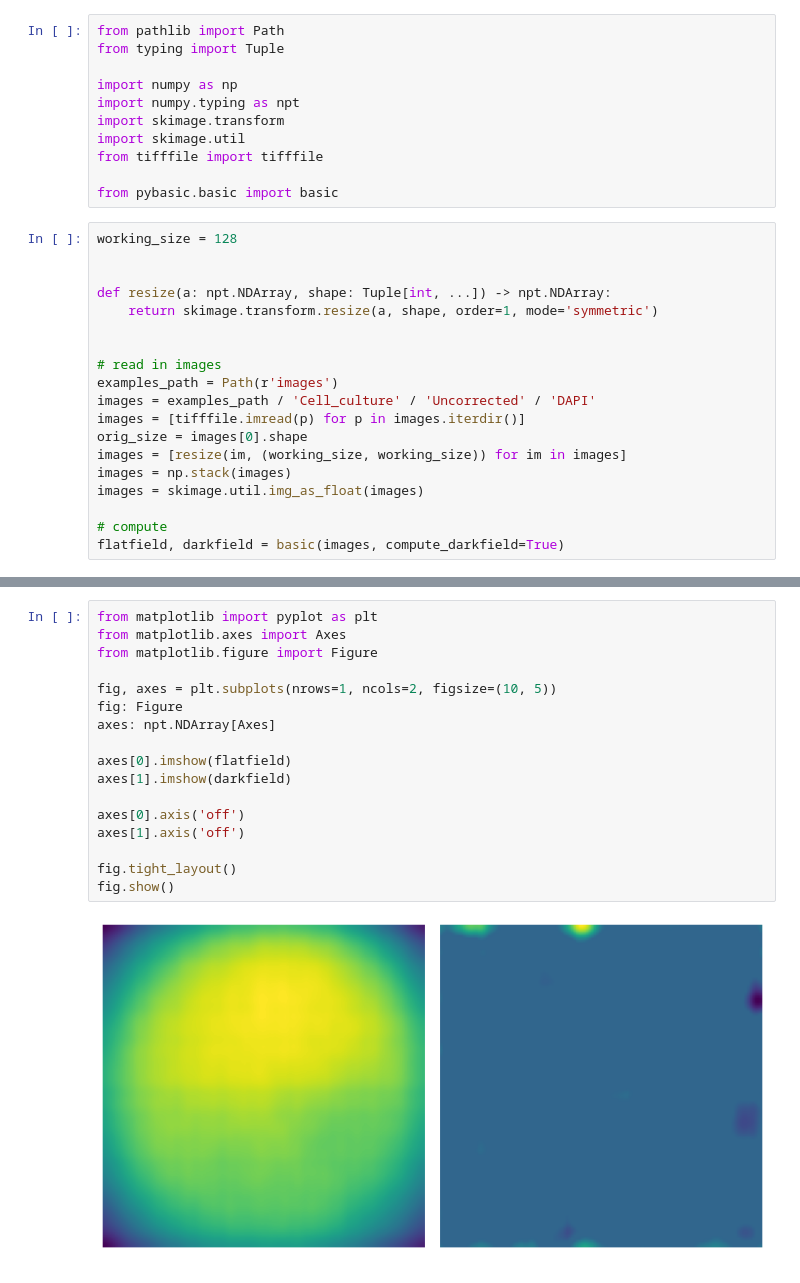
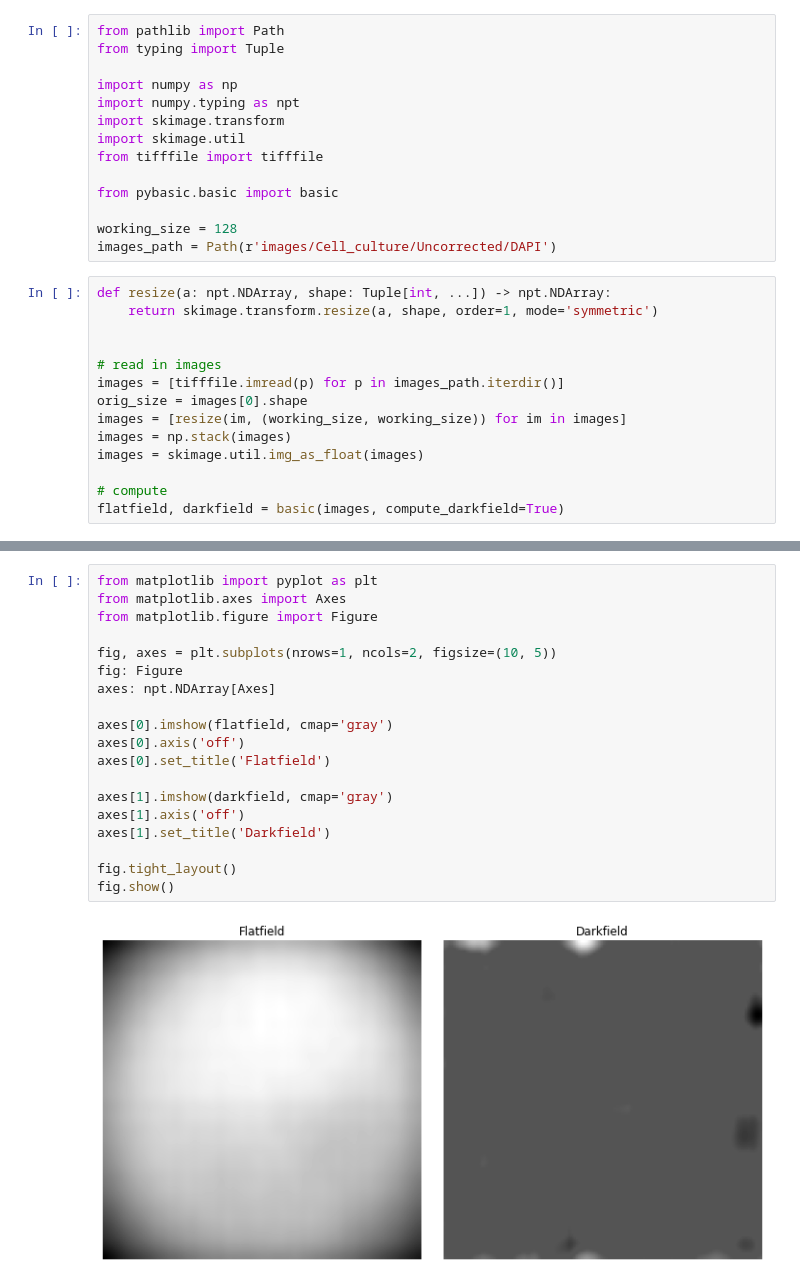
Before and after one commit to biomicrodev/pybasic, a Jupyter notebook: examples/cell_culture.ipynb, the cells around one changed output, grey strips where cells are left out. Saved outputs shown, nothing was run; the diff lists cells and outputs as text.

```diff
--- a/examples/cell_culture.ipynb
+++ b/examples/cell_culture.ipynb
@@ -9,18 +9,16 @@ import skimage.util
 from tifffile import tifffile
 
 from pybasic.basic import basic
+
+working_size = 128
+images_path = Path(r'images/Cell_culture/Uncorrected/DAPI')
 # %%
-working_size = 128
-
-
 def resize(a: npt.NDArray, shape: Tuple[int, ...]) -> npt.NDArray:
     return skimage.transform.resize(a, shape, order=1, mode='symmetric')
 
 
 # read in images
-examples_path = Path(r'images')
-images = examples_path / 'Cell_culture' / 'Uncorrected' / 'DAPI'
-images = [tifffile.imread(p) for p in images.iterdir()]
+images = [tifffile.imread(p) for p in images_path.iterdir()]
 orig_size = images[0].shape
 images = [resize(im, (working_size, working_size)) for im in images]
 images = np.stack(images)
@@ -37,19 +35,21 @@ Converged in 1 iterations
 # %%
 from matplotlib import pyplot as plt
 from matplotlib.axes import Axes
 from matplotlib.figure import Figure
 
 fig, axes = plt.subplots(nrows=1, ncols=2, figsize=(10, 5))
 fig: Figure
 axes: npt.NDArray[Axes]
 
-axes[0].imshow(flatfield)
-axes[1].imshow(darkfield)
+axes[0].imshow(flatfield, cmap='gray')
+axes[0].axis('off')
+axes[0].set_title('Flatfield')
 
-axes[0].axis('off')
+axes[1].imshow(darkfield, cmap='gray')
 axes[1].axis('off')
+axes[1].set_title('Darkfield')
 
 fig.tight_layout()
 fig.show()
 # %% [output]
-[figure, old version]
+[figure, new version]
```
Also changed, not shown: parts of 2 cells of this notebook, 1 other file.
